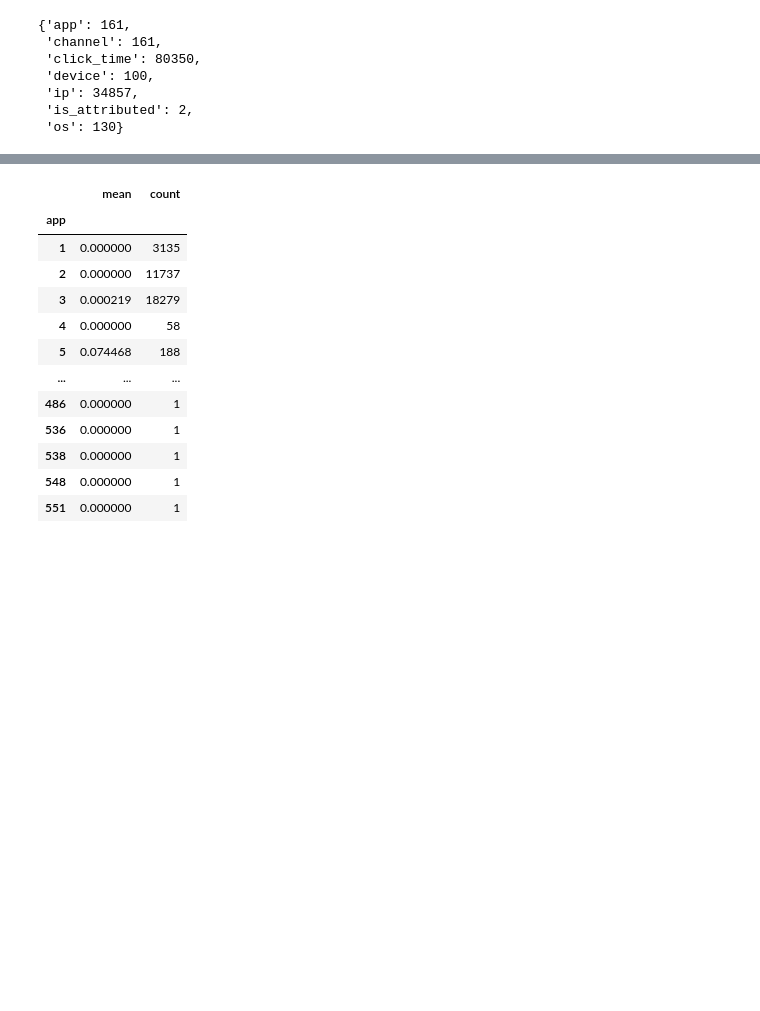
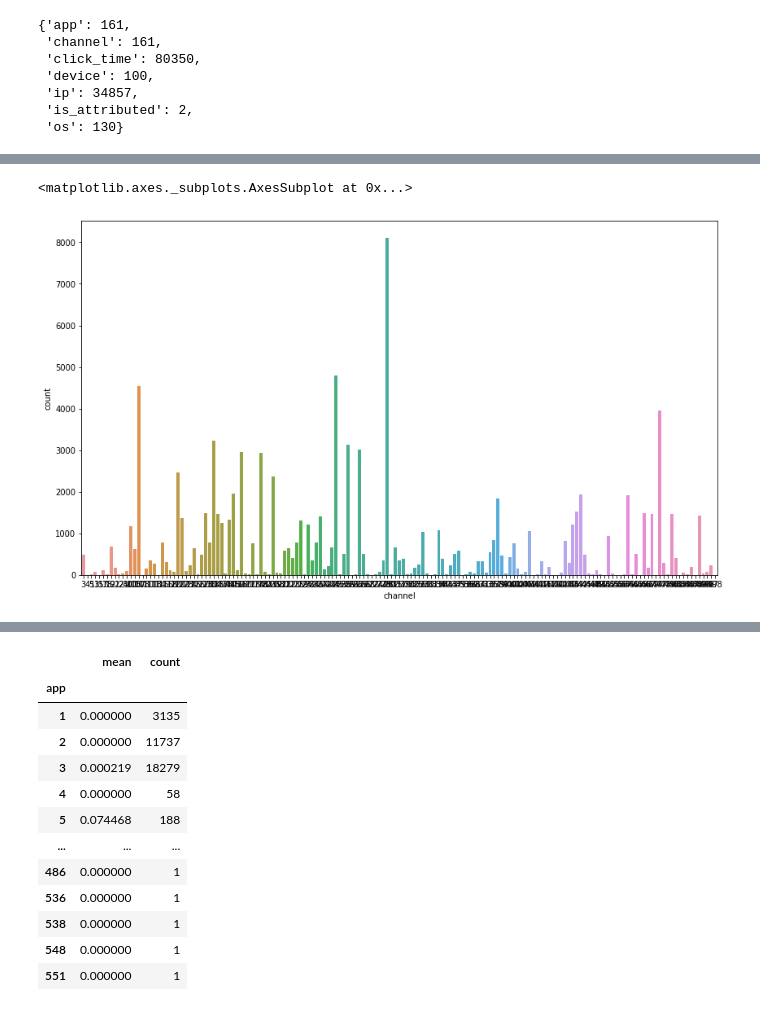
Before and after one commit to Romneasek/Talking_data_fraud_detection, a Jupyter notebook: DT_and_Ensemble_project.ipynb, the cells around one changed output, grey strips where cells are left out. Saved outputs shown, nothing was run; the diff lists cells and outputs as text; code cells hidden in the pictures; blank space fills up the shorter version.

```diff
--- a/DT_and_Ensemble_project.ipynb
+++ b/DT_and_Ensemble_project.ipynb
@@ -107,0 +124,7 @@ number_unique_vals
+# %%
+# Channel: various channels get clicks in comparable quantities
+plt.figure(figsize=(14, 8))
+sns.countplot(x="channel", data=data)
+# %% [output]
+<matplotlib.axes._subplots.AxesSubplot at 0x...>
+[figure, added]
```
Also changed, not shown: parts of 6 cells of this notebook.
